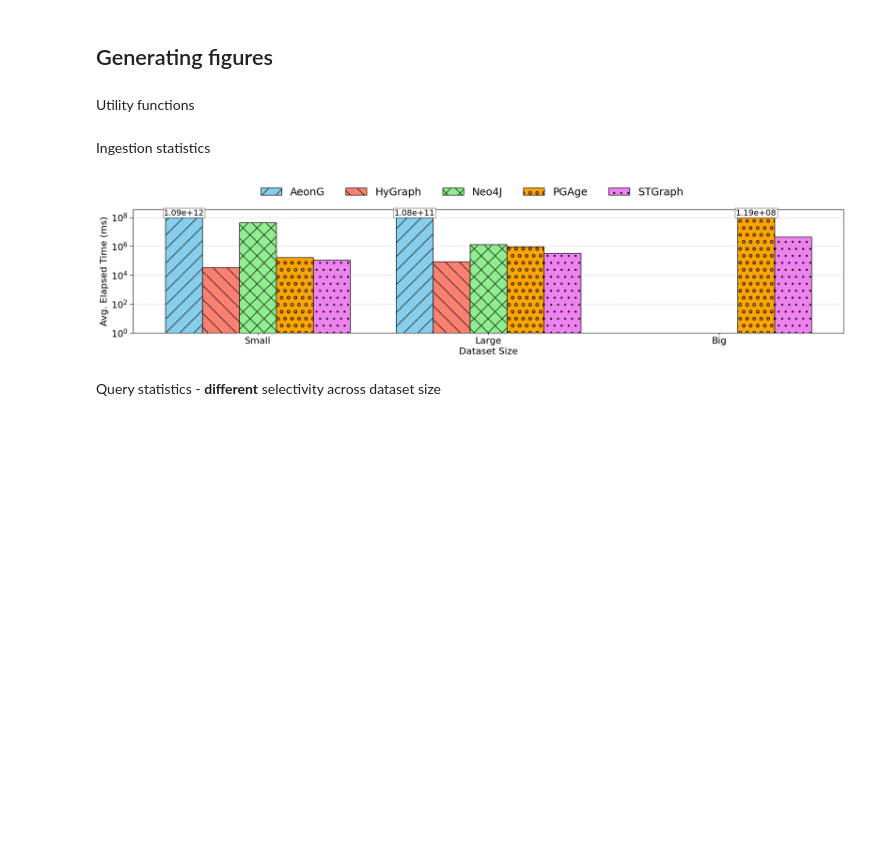
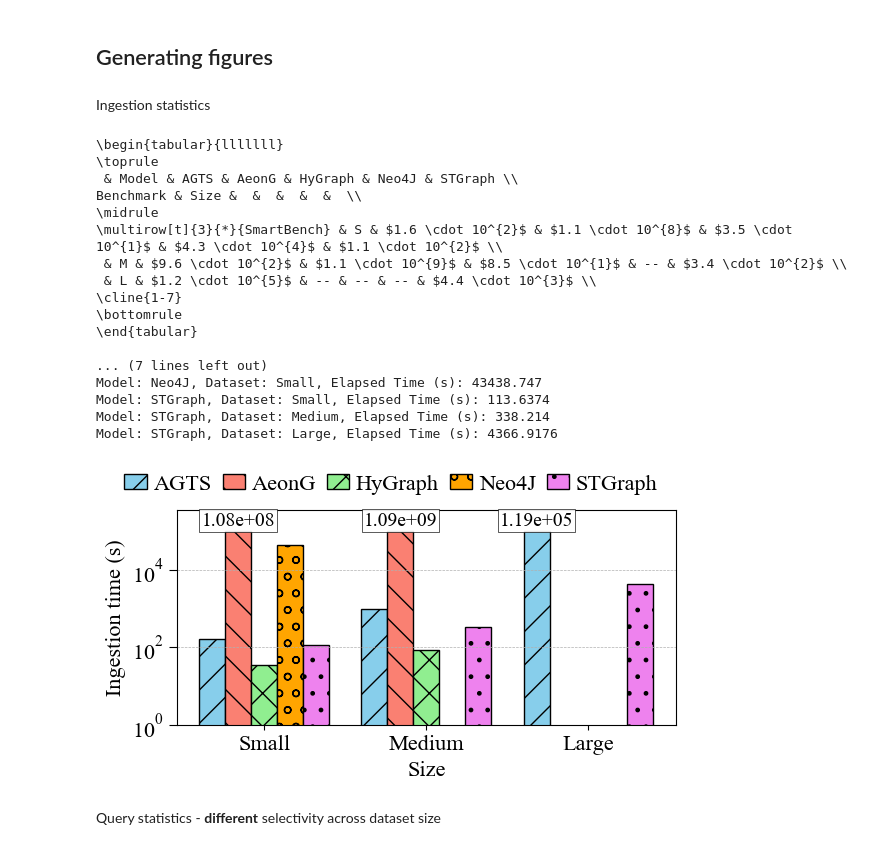
Before and after one commit to big-unibo/STGraph-evaluation, a Jupyter notebook: postprocessing/STGraph.ipynb, the cells around one changed output. Drawn from its saved outputs; the diff is of its cells as text; code cells hidden in the pictures; blank space fills up the shorter version.

Commit message:
update the charts

```diff
--- a/postprocessing/STGraph.ipynb
+++ b/postprocessing/STGraph.ipynb
@@ -94,5 +94,3 @@ colors = plt.rcParams['axes.prop_cycle'].by_key()['color']
 patterns = ['solid', '...', '///', '/', '|', '-', '+', 'x', 'o', 'O', '.', '*']              # hatch patterns for consistency
 # %% [markdown]
 ## Generating figures
-# %% [markdown]
-Utility functions
@@ -458,9 +144,75 @@ def plot_execution_times_selectivity(df, dataset_size, threads):
 # %% [markdown]
 Ingestion statistics
 # %%
+def print_ingestion_statistics(ingestion_statistics: pd.DataFrame):
+    """
+    Print ingestion statistics bar plot (log scale, clipped values, scalable patterns),
+    con padding minimo sopra il limite di clipping.
+    """
+    import matplotlib.patches as mpatches
+
+    df = clean_df(ingestion_statistics.copy(deep=True))
+    df = df[df["threads"] == 1]
+    df = df[~((df["model"] == "Neo4J") & (df["datasetSize"] == "Medium"))]
+    mask = df["model"] == "AeonG"
+    df.loc[mask, "datasetSize"] = (df.loc[mask, "datasetSize"].replace({"Small": "Medium", "Medium": "Small"}))
+    grouped = df.groupby(["Benchmark", "datasetSize", "model"])["elapsedTime"].mean().reset_index()
+    print_latex(grouped)
+    all_models = sorted(grouped["model"].unique())
+    num_models = len(all_models)
+    bar_width = min(0.8 / num_models, 0.18)
+    x = np.arange(len(dataset_order))
+    fig, ax = plt.subplots(figsize=(fig_x * 1.5, fig_y))
+    for i, model in enumerate(all_models):
+        offset = (i - (num_models - 1) / 2) * bar_width
+        for j, ds in enumerate(dataset_order):
+            subset = grouped[(grouped["datasetSize"] == ds) & (grouped["model"] == model)]
+            if subset.empty:
+                continue
+            print(f"Model: {model}, Dataset: {ds}, Elapsed Time (s): {subset['elapsedTime'].values[0]}")
+            value = subset["elapsedTime"].values[0]
+            display_value = min(value, CLIP_VALUE)
+            ax.bar(x[j] + offset, display_value, width=bar_width, color=colors[i % len(colors)], edgecolor='black', hatch=patterns[i % len(patterns)], label=model if j == 0 else None)
+            if value > CLIP_VALUE:
+                ax.text(x[j] + offset, CLIP_VALUE * 1.1, f"{value:.2e}", va='bottom', ha='center', fontsize=font - 2, rotation=0, bbox=dict(facecolor='white', edgecolor='black', linewidth=0.5, alpha=0.9, pad=1.5))
+    ax.set_xticks(x)
+    ax.set_xticklabels(dataset_order, fontsize=font)
+    ax.set_xlabel("Size", fontsize=font)
+    ax.set_yscale("log")
+    ax.set_ylim(1, CLIP_VALUE * 3.5)
+    ax.tick_params(axis='y', which='both', length=6, labelsize=font)
+    ax.yaxis.grid(True, linestyle='--', linewidth=0.5, which='major')
+    ax.set_ylabel("Ingestion time (s)", fontsize=font)
+    handles = [
+        mpatches.Patch(facecolor=colors[i % len(colors)], hatch=patterns[i % len(patterns)], edgecolor='black', label=model)
+        for i, model in enumerate(all_models)
+    ]
+    fig.legend(handles=handles, ncol=len(all_models), **legend_settings)
+    plt.tight_layout()
+    plt.savefig(os.path.join(figures_path, "ingestion_statistics.pdf"), bbox_inches='tight')
+    plt.show()
+
+
 print_ingestion_statistics(ingestion_statistics)
 # %% [output]
+\begin{tabular}{lllllll}
+\toprule
+ & Model & AGTS & AeonG & HyGraph & Neo4J & STGraph \\
+Benchmark & Size &  &  &  &  &  \\
+\midrule
+\multirow[t]{3}{*}{SmartBench} & S & $1.6 \cdot 10^{2}$ & $1.1 \cdot 10^{8}$ & $3.5 \cdot 10^{1}$ & $4.3 \cdot 10^{4}$ & $1.1 \cdot 10^{2}$ \\
+ & M & $9.6 \cdot 10^{2}$ & $1.1 \cdot 10^{9}$ & $8.5 \cdot 10^{1}$ & -- & $3.4 \cdot 10^{2}$ \\
+ & L & $1.2 \cdot 10^{5}$ & -- & -- & -- & $4.4 \cdot 10^{3}$ \\
+\cline{1-7}
+\bottomrule
+\end{tabular}
+
+... (7 lines left out)
+Model: Neo4J, Dataset: Small, Elapsed Time (s): 43438.747
+Model: STGraph, Dataset: Small, Elapsed Time (s): 113.6374
+Model: STGraph, Dataset: Medium, Elapsed Time (s): 338.214
+Model: STGraph, Dataset: Large, Elapsed Time (s): 4366.9176
-[figure, old version]
+[figure, new version]
 # %% [markdown]
 Query statistics - <b>different</b> selectivity across dataset size
 # %%
```
Also changed, not shown: parts of 10 cells of this notebook.
